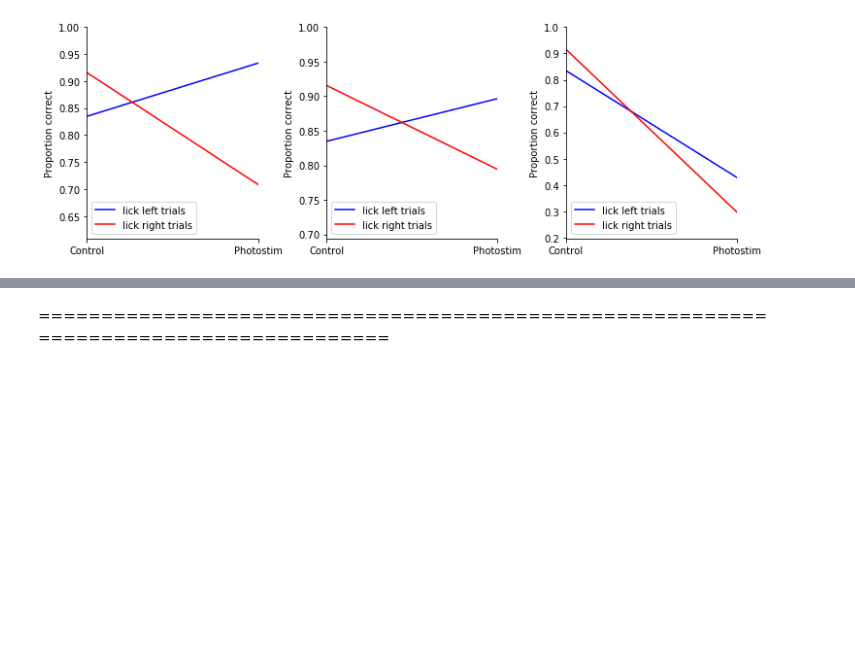
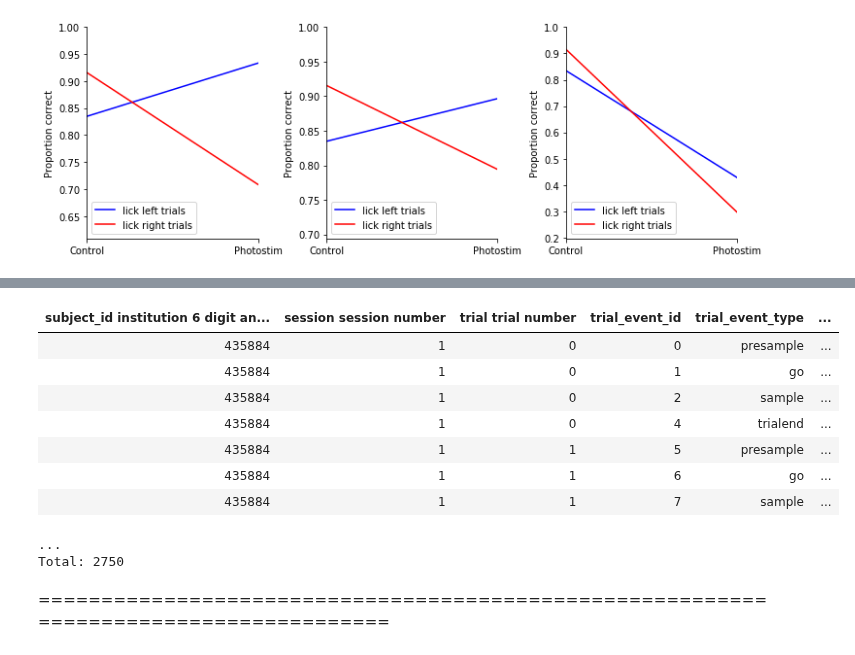
Before and after one commit to mesoscale-activity-map/map-ephys, a Jupyter notebook: notebook/plot_behavior.ipynb, the cells around one changed output, grey strips where cells are left out. Drawn from its saved outputs; the diff is of its cells as text; code cells hidden in the pictures; blank space fills up the shorter version.

```diff
--- a/notebook/plot_behavior.ipynb
+++ b/notebook/plot_behavior.ipynb
@@ -42,3 +75,16 @@ behavior_plot.plot_photostim_effect(session_key, bi_alm_photostim, axis=axs[2])
+# %%
+experiment.TrialEvent *
+# %% [output]
+| subject_id institution 6 digit an... | session session number | trial trial number | trial_event_id | trial_event_type | ... |
+| 435884 | 1 | 0 | 0 | presample | ... |
+| 435884 | 1 | 0 | 1 | go | ... |
+| 435884 | 1 | 0 | 2 | sample | ... |
+| 435884 | 1 | 0 | 4 | trialend | ... |
+| 435884 | 1 | 1 | 5 | presample | ... |
+| 435884 | 1 | 1 | 6 | go | ... |
+| 435884 | 1 | 1 | 7 | sample | ... |
+...
+Total: 2750
 # %% [markdown]
 ======================================================================================
 # %%
```
Also changed, not shown: parts of 9 cells of this notebook, 2 other files.
